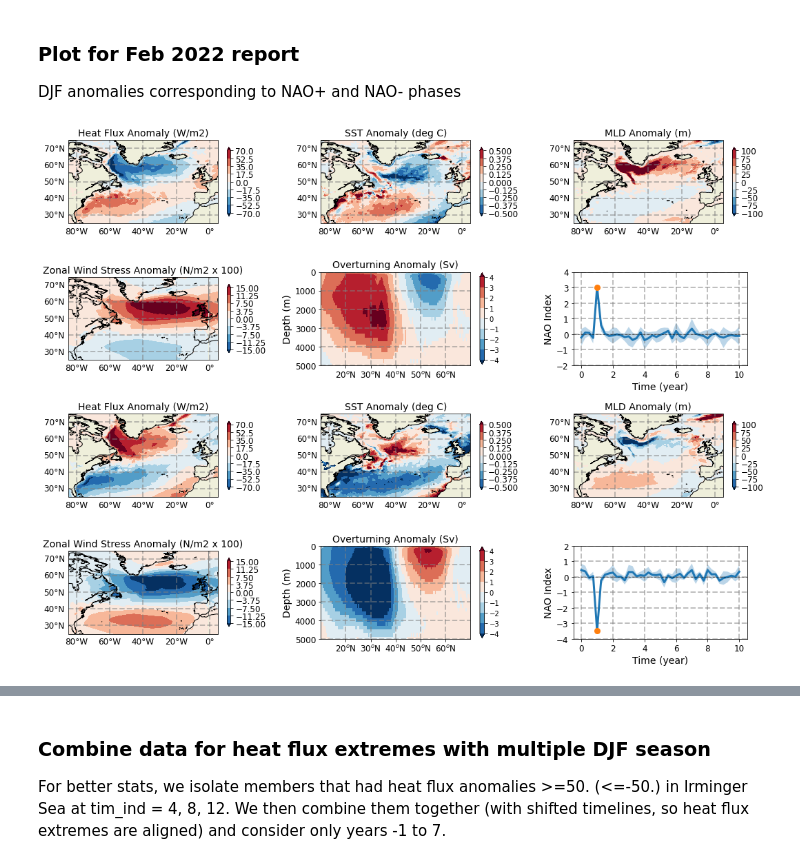
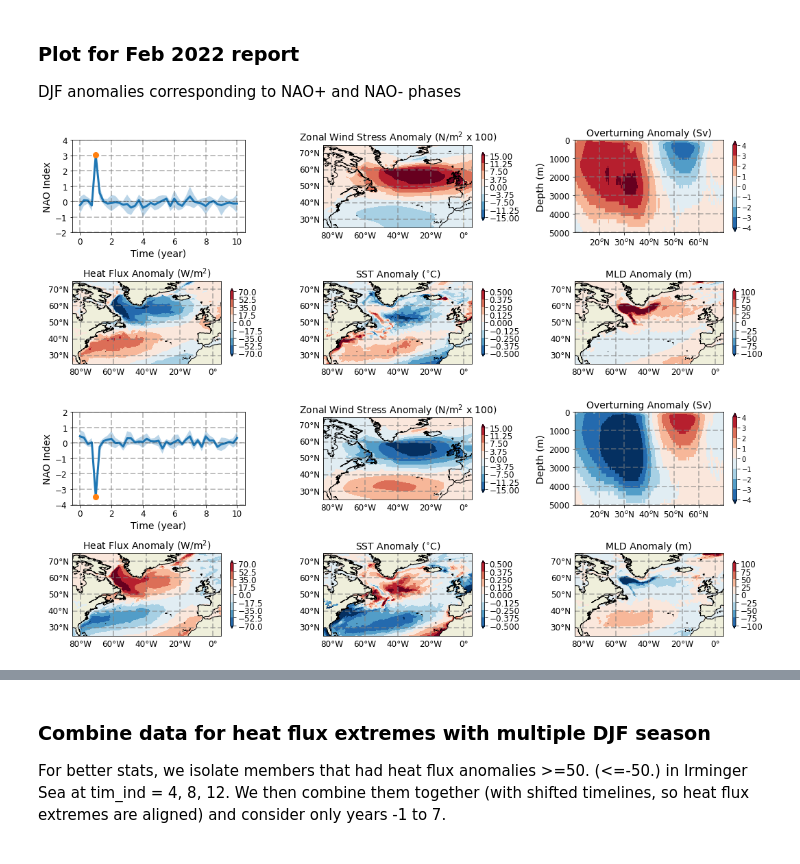
Before and after one commit to hmkhatri/AMOC_Variability_DePreSys_MET, a Jupyter notebook: Notebooks/Postprocessing/Movie_NAO_Wind_SST.ipynb, the cells around one changed output, grey strips where cells are left out. Cells and saved outputs as stored; diff of their text form; code cells hidden in the pictures.

```diff
--- a/Notebooks/Postprocessing/Movie_NAO_Wind_SST.ipynb
+++ b/Notebooks/Postprocessing/Movie_NAO_Wind_SST.ipynb
@@ -111,7 +111,7 @@ NAOn = ds_NAO['NAO'].where(NAO_season.isel(time=tim_ind).drop('time') <= -NAO_cu
 
 For better stats, we isolate members that had NAO >=2.5 (<=-2.5) at tim_ind = 4, 8, 12. We then combine them together (with shifted timelines, so NAO extremes are aligned) and consider only years -1 to 7.
 # %%
-ppdir = "/home/users/hkhatri/DePreSys4_Data/Data_Composite/time_series/"
+ppdir = "/home/users/hkhatri/DePreSys4_Data/Data_Composite/time_series/NAO/"
 
 ds_NAOp = []
 ds_NAOn = []
@@ -191,7 +191,7 @@ ds = xr.open_dataset(ppdir+"Overturning_z.nc", decode_times=False, chunks={'r':1
 ds = ds.get(var_list)
 ds = xr.decode_cf(ds)
 
-ppdir_drift="/home/users/hkhatri/DePreSys4_Data/Data_Drift_Removal/Drift_1970_2016_Method_DCPP/"
+ppdir_drift="/gws/nopw/j04/snapdragon/hkhatri/Data_Drift/"
 
 ds_drift = []
 
@@ -594,7 +594,7 @@ grid1 = plt.GridSpec(4, 3, wspace=0.35, hspace=0.2)
 fig = plt.figure(figsize=[18,14])
 
 var_list = ['hfds', 'tos', 'mlotst'] #, 'tauu']
-name = ['Heat Flux Anomaly (W/m2)', 'SST Anomaly (deg C)' , 'MLD Anomaly (m)', 'Zonal Wind Stress Anomaly (N/m2 x 100)']
+name = [r'Heat Flux Anomaly (W/m$^2$)', r'SST Anomaly ($^{\circ}$C)' , 'MLD Anomaly (m)', r'Zonal Wind Stress Anomaly (N/m$^2$ x 100)']
 val = [70., 0.5, 100., 15]
 
 lat_lon_ext = [-85., 5., 25., 75.]
@@ -611,10 +611,10 @@ for case in case_list:
 
         # get seasonl mean for the relavant data
         if (case == 'NAOp'):
-            ax = fig.add_subplot(grid1[0, count], projection=ccrs.PlateCarree(),facecolor='grey')
+            ax = fig.add_subplot(grid1[1, count], projection=ccrs.PlateCarree(),facecolor='grey')
             tmp = ds_NAOp[var].isel(time=slice(4*(tim_ind-1)+1, 4*(tim_ind-1)+1+3)).mean('time')
         elif(case == 'NAOn'):
-            ax = fig.add_subplot(grid1[2, count], projection=ccrs.PlateCarree(),facecolor='grey')
+            ax = fig.add_subplot(grid1[3, count], projection=ccrs.PlateCarree(),facecolor='grey')
             tmp = ds_NAOn[var].isel(time=slice(4*(tim_ind-1)+1, 4*(tim_ind-1)+1+3)).mean('time')
 
         [p, cb] = plot_sec(ax, tmp, vmin=-val[count], vmax=val[count],  lat_lon_ext = lat_lon_ext, levels = 9,
@@ -625,20 +625,20 @@ for case in case_list:
     titl = str(name[3])
 
     if (case == 'NAOp'):
-        ax = fig.add_subplot(grid1[1, 0], projection=ccrs.PlateCarree(),facecolor='grey')
+        ax = fig.add_subplot(grid1[0, 1], projection=ccrs.PlateCarree(),facecolor='grey')
         tmp = tauu_NAOp['tauu'].isel(time=slice(4*(tim_ind-1)+1, 4*(tim_ind-1)+1+3)).mean('time')
     elif(case == 'NAOn'):
-        ax = fig.add_subplot(grid1[3, 0], projection=ccrs.PlateCarree(),facecolor='grey')
+        ax = fig.add_subplot(grid1[2, 1], projection=ccrs.PlateCarree(),facecolor='grey')
         tmp = tauu_NAOn['tauu'].isel(time=slice(4*(tim_ind-1)+1, 4*(tim_ind-1)+1+3)).mean('time')
 
     [p, cb] = plot_sec(ax, tmp*100, vmin=-val[count], vmax=val[count],  lat_lon_ext = lat_lon_ext, levels = 9,
                  lon='lon', lat='lat', cmap='RdBu_r', title=str(name[count]))
 
     if (case == 'NAOp'):
-        ax = fig.add_subplot(grid1[1, 1])
+        ax = fig.add_subplot(grid1[0, 2])
         tmp = psiz_NAOp.isel(time_counter=slice(4*(tim_ind-1)+1, 4*(tim_ind-1)+1+3)).mean('time_counter')
     elif(case == 'NAOn'):
-        ax = fig.add_subplot(grid1[3, 1])
+        ax = fig.add_subplot(grid1[2, 2])
         tmp = psiz_NAOn.isel(time_counter=slice(4*(tim_ind-1)+1, 4*(tim_ind-1)+1+3)).mean('time_counter')
 
     tmp = tmp.assign_coords(y=ds_anom.nav_lat.isel(x=0), time_counter=20)
@@ -661,43 +661,44 @@ for case in case_list:
     plt.gca().set_position([bbox.x0 , bbox.y0 + offset*0.5 , bbox.x1-bbox.x0, bbox.y1 - bbox.y0 - offset])
 
     if (case == 'NAOp'):
-        ax = fig.add_subplot(grid1[1, 2])
+        ax = fig.add_subplot(grid1[0, 0])
         tmp = NAO_season.where(NAO_season.isel(time=tim_ind) >= NAO_cut)
         count_NAOp = xr.where(NAO_season.isel(time=tim_ind) >= NAO_cut, 1, 0)
         N = count_NAOp.sum().values # 7 days decorrelation time
     elif(case == 'NAOn'):
-        ax = fig.add_subplot(grid1[3, 2])
+        ax = fig.add_subplot(grid1[2, 0])
         tmp = NAO_season.where(NAO_season.isel(time=tim_ind) <= -NAO_cut)
         count_NAOn = xr.where(NAO_season.isel(time=tim_ind) <= -NAO_cut, 1, 0)
         N = count_NAOn.sum().values # 7 days decorrelation time
 
     tmp_std = tmp.std(['start_year','r'])
     tmp = tmp.mean(['start_year','r'])
 
     ci = 1.96 # coefficiet for large N and 95% confidence interval
     std_err = (ci/np.sqrt(np.ceil(N)))
 
     tim = np.arange(0,41)
 
     ax.plot(tim / 4, tmp, lw=3.)
     ax.fill_between(tim / 4, (tmp.values - std_err*tmp_std.values), (tmp.values + std_err*tmp_std.values), alpha=0.3)
     ax.plot(tim[tim_ind] / 4, tmp.values[tim_ind], 'o', ms=8)
     ax.set_ylabel('NAO Index', fontsize=14)
     ax.set_xlabel('Time (year)', fontsize=14)
     plt.yticks(fontsize=12)
     plt.xticks(fontsize=12)
     if (case == 'NAOp'):
         ax.set_ylim([-2., 4.])
     elif(case == 'NAOn'):
         ax.set_ylim([-4., 2.])
     ax.set_xlim([-0.5, 10.5])
     ax.axhline(y=0, ls='-.', lw=0.5, color='k')
     ax.grid(color='gray', alpha=0.5, linestyle='--', lw=2.)
 
     bbox=plt.gca().get_position()
     offset=.03
     plt.gca().set_position([bbox.x0 , bbox.y0 + offset*0.5 , bbox.x1-bbox.x0 - offset*0.5, bbox.y1 - bbox.y0 - offset])
 
-#fig.savefig('/home/users/hkhatri/Plots/Report_Feb_2022.png',dpi=150,bbox_inches='tight');
+fig.savefig('/home/users/hkhatri/Plots/Figures_EGU_2022/Snapshot_NAO_Heat_Flux_SST_Overturning.pdf',dpi=150,bbox_inches='tight');
+#fig.savefig('/home/users/hkhatri/Plots/Figures_EGU_2022/Snapshot_NAO_Heat_Flux_SST_Overturning.eps',dpi=150,bbox_inches='tight');
 # %% [output]
-[figure, old version]
+[figure, new version]
```
Also changed, not shown: parts of 4 cells of this notebook, 21 other files.
